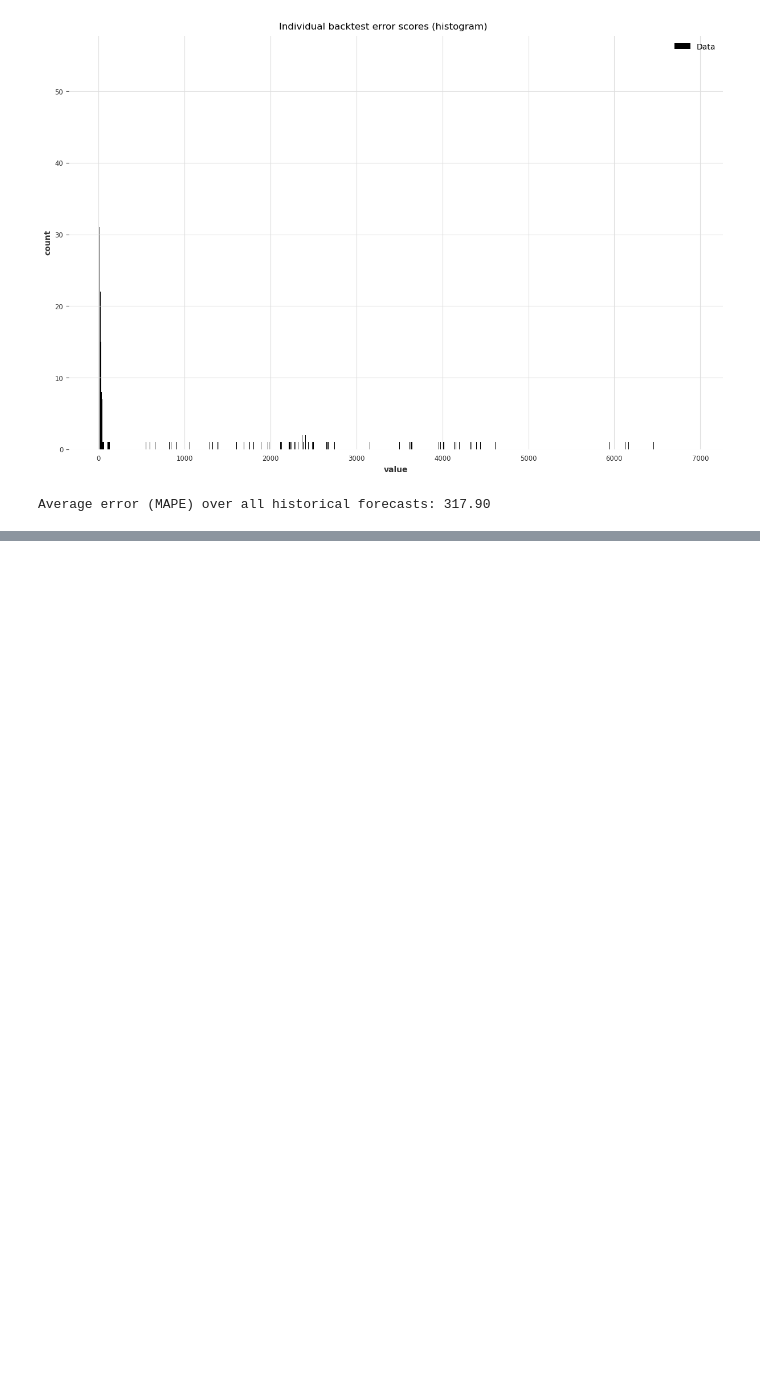
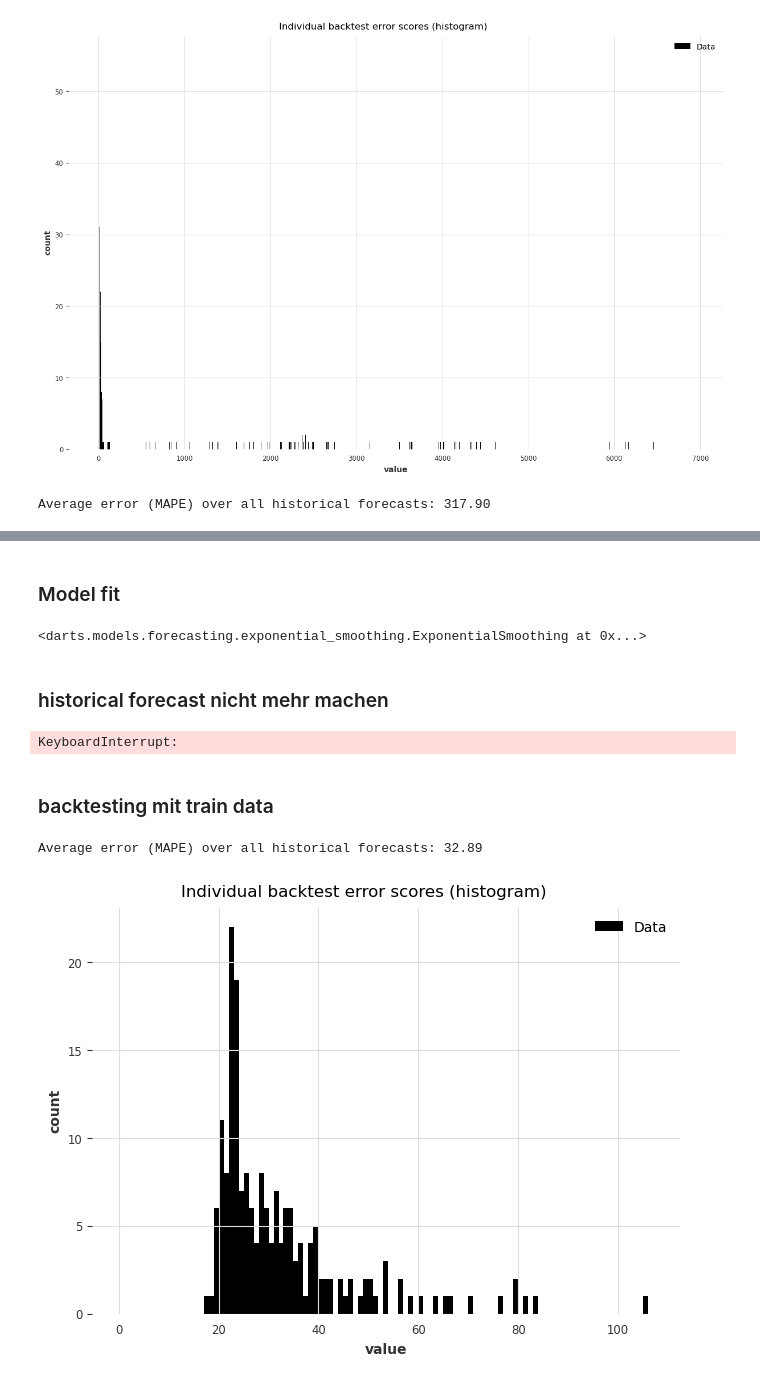
Before and after one commit to M-123-456/team-6-energy-costs, a Jupyter notebook: correlationBekki.ipynb, the cells around one changed output, grey strips where cells are left out. Saved outputs shown, nothing was run; the diff lists cells and outputs as text; code cells hidden in the pictures; blank space fills up the shorter version.

```diff
--- a/correlationBekki.ipynb
+++ b/correlationBekki.ipynb
@@ -828,0 +845,79 @@ Average error (MAPE) over all historical forecasts: 317.90
+# %%
+series = TimeSeries.from_dataframe(df, "datetime",'energy_price')
+
+
+train_data = series[:7028] #80%
+test_data = series #20%
+# %% [markdown]
+### Model fit
+# %%
+from darts.models import ExponentialSmoothing
+
+# Ein ExponentialSmoothing-Modell erstellen
+model = ExponentialSmoothing(seasonal_periods=24)
+
+# Modell trainieren
+model.fit(train_data)
+# %% [output]
+<darts.models.forecasting.exponential_smoothing.ExponentialSmoothing at 0x...>
+# %% [markdown]
+### historical forecast nicht mehr machen
+# %%
+'''historical forecast = Vorhersagen treffen, basierend auf vergangenen Daten. Keine Überprüfung auf Basis von nicht verwendetetn
+Daten, die die Kontrolle wären.
+train_data --> weniger Daten'''
+
+backtest = model.historical_forecasts(train_data, start=0.95, forecast_horizon=168, verbose=True)
+
+#series = TimeSeries die wir erstellt haben und verwenden
+#start = startzeitpunkt ab dem die erste Vorhersage beginnt, heißt: 0.5 --> bei 50% getraint und dann erste Vorhersage,
+# dann weiter trainiert (Cross-Validation)
+# 0.98 --> hier erste Vorhersage, daher so klein
+# je eher der Start zeitpunkt desto mehr Vorhersagen müssen getroffen werden, dann dauert es sehr lange
+
+
+series.plot(label="data")
+backtest.plot(label="backtest 1-week ahead forecast")
+print("MAPE = {:.2f}%".format(mape(backtest, series)))
+# %% [output]
+KeyboardInterrupt:
+# %% [markdown]
+### backtesting mit train data
+# %%
+'''Backtesting: Testen, wie gut die Vorhersagen auf historischen Daten funktionieren,
+die nicht zum Training verwendet wurden.
+test_data'''
+
+raw_errors = model.backtest(
+    train_data, start=0.95, forecast_horizon=168, metric=mape, reduction=None, verbose=True
+)
+
+average_error = model.backtest(
+    train_data,
+    start=0.95,
+    forecast_horizon=168,
+    metric=mape,
+    reduction=np.mean,  # this is actually the default
+    verbose=True,
+)
+
+print("Average error (MAPE) over all historical forecasts: %.2f" % average_error)
+
+'''
+series = verwendete TimeSeries
+start = erste mal prediction
+forecast_horizon = für 168 Std.
+metric = mape wird ausgewertet
+reduction = einzelne Fehlermeldungen kombinieren'''
+
+from darts.utils.statistics import plot_hist
+import numpy as np
+
+plot_hist(
+    raw_errors,
+    bins=np.arange(0, max(raw_errors), 1),
+    title="Individual backtest error scores (histogram)",
+)
+# %% [output]
+Average error (MAPE) over all historical forecasts: 32.89
+[figure, added]
```
Also changed, not shown: parts of 21 cells of this notebook.
